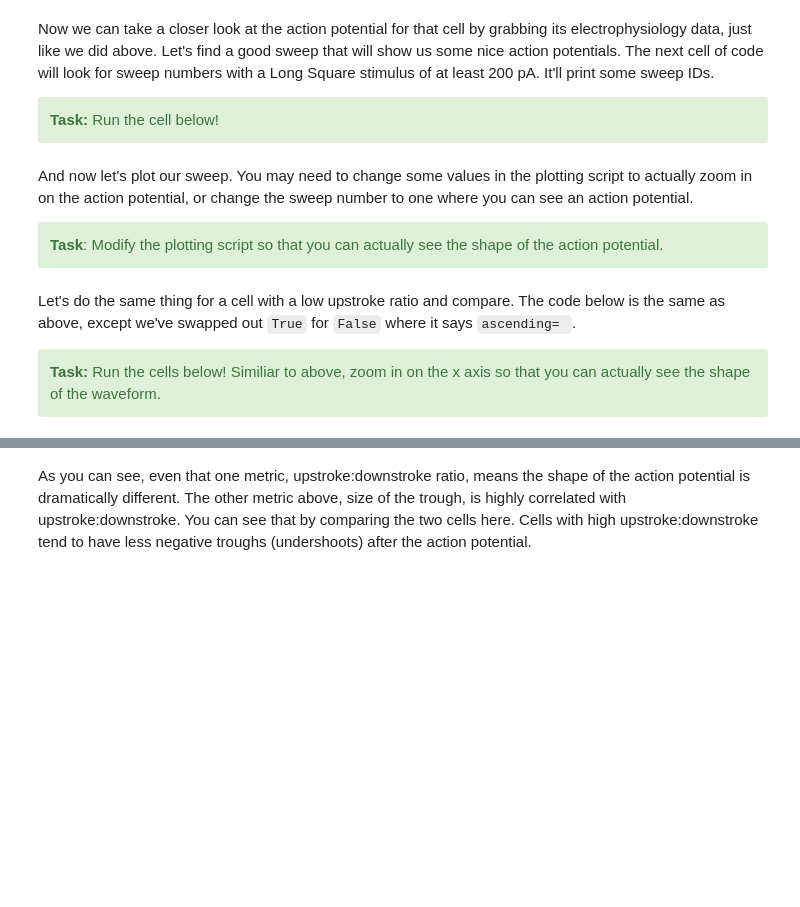
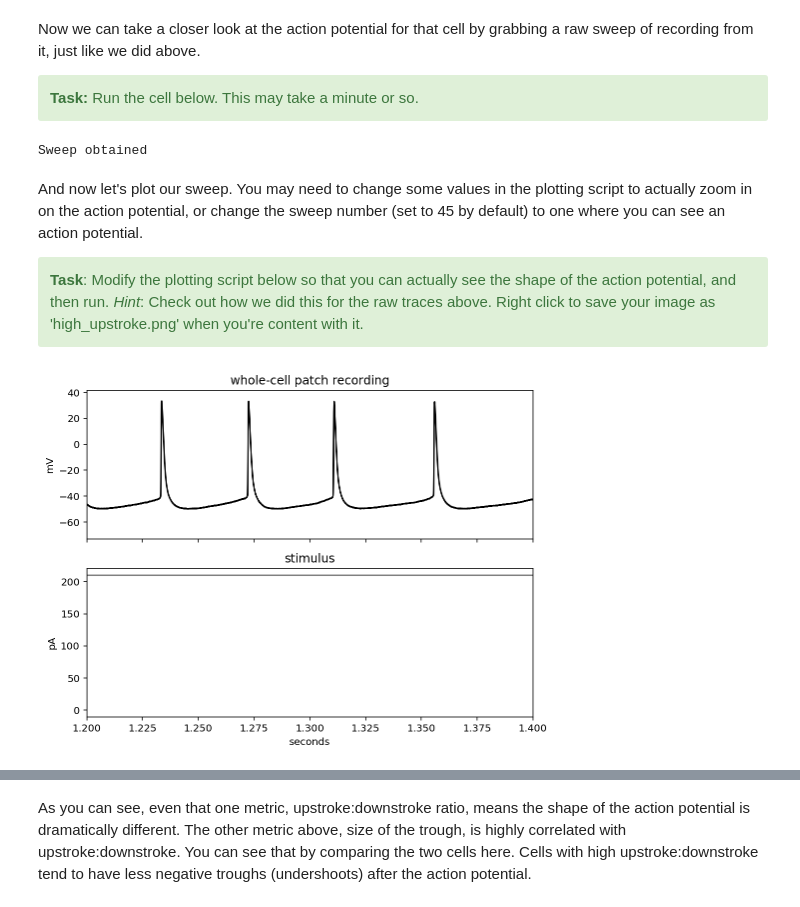
Before and after one commit to ajuavinett/CellTypesLesson, a Jupyter notebook: CellTypesNotebook-CodingLight.ipynb, the cells around one changed output, grey strips where cells are left out. Saved outputs shown, nothing was run; the diff lists cells and outputs as text; code cells hidden in the pictures; blank space fills up the shorter version.

```diff
--- a/CellTypesNotebook-CodingLight.ipynb
+++ b/CellTypesNotebook-CodingLight.ipynb
@@ -227,7 +287,7 @@ print('Specimen ID: ' + str(specimen_id) + ' with upstroke-downstroke ratio: ' +
 # %% [markdown]
-Now we can take a closer look at the action potential for that cell by grabbing its electrophysiology data, just like we did above. Let's find a good sweep that will show us some nice action potentials. The next cell of code will look for sweep numbers with a Long Square stimulus of at least 200 pA. It'll print some sweep IDs.
+Now we can take a closer look at the action potential for that cell by grabbing a raw sweep of recording from it, just like we did above.
 
-<div class="alert alert-success"><b>Task:</b> Run the cell below!</div>
+<div class="alert alert-success"><b>Task:</b> Run the cell below. This may take a minute or so.</div>
 # %%
 # Get the data for our specimen
 upstroke_data = ctc.get_ephys_data(specimen_id)
@@ -241,26 +301,28 @@ voltage = upstroke_sweep['response'] * 1e3 # converted to mV!
 
 # Get the time stamps for our voltage trace
 timestamps = (np.arange(0, len(voltage)) * (1.0 / upstroke_sweep['sampling_rate']))
+
+print('Sweep obtained')
+# %% [output]
+Sweep obtained
 # %% [markdown]
-And now let's plot our sweep. You may need to change some values in the plotting script to actually zoom in on the action potential, or change the sweep number to one where you can see an action potential.
+And now let's plot our sweep. You may need to change some values in the plotting script to actually zoom in on the action potential, or change the sweep number (set to 45 by default) to one where you can see an action potential.
 
-<div class="alert alert-success"><b>Task</b>: Modify the plotting script so that you can actually see the shape of the action potential.</div>
+<div class="alert alert-success"><b>Task</b>: Modify the plotting script below so that you can actually see the shape of the action potential, and then run. <i>Hint</i>: Check out how we did this for the raw traces above.  Right click to save your image as 'high_upstroke.png' when you're content with it.</div></div>
 # %%
-fig, axes = plt.subplots(2, 1, sharex=True)
+fig, axes = plt.subplots(2,1,figsize=(8,6),sharex=True)
 
 # axes 0 is our first plot, of the recorded voltage data
 axes[0].plot(timestamps, voltage, color='black')
-axes[0].set_ylabel("mV")
-axes[0].set_title("whole-cell patch recording")
+axes[0].set_ylabel('mV')
+axes[0].set_title('whole-cell patch recording')
 
 #axes 1 is our second plot, of the stimulus trace
 axes[1].plot(timestamps, current, color='gray')
-axes[1].set_ylabel("pA")
-axes[1].set_xlabel("seconds")
-axes[1].set_title("stimulus")
+axes[1].set_ylabel('pA')
+axes[1].set_xlabel('seconds')
+axes[1].set_title('stimulus')
 
 plt.show()
+# %% [output]
+[figure, added]
-# %% [markdown]
-Let's do the same thing for a cell with a low upstroke ratio and compare. The code below is the same as above, except we've swapped out `True` for `False` where it says `ascending= `.
-
-<div class="alert alert-success"><b>Task:</b> Run the cells below! Similiar to above, zoom in on the x axis so that you can actually see the shape of the waveform. </div>
```
Also changed, not shown: parts of 43 cells of this notebook, 1 other file.
